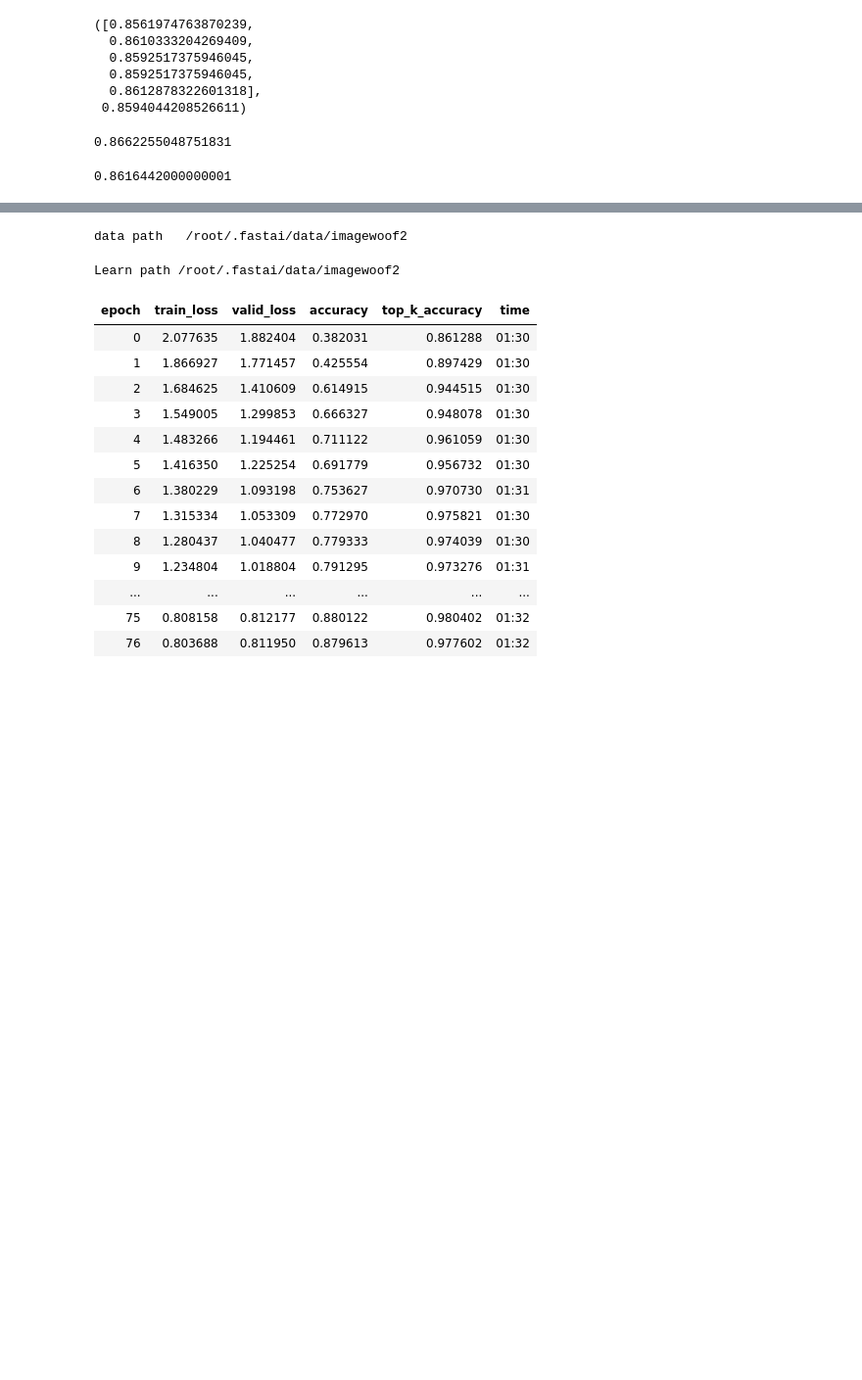
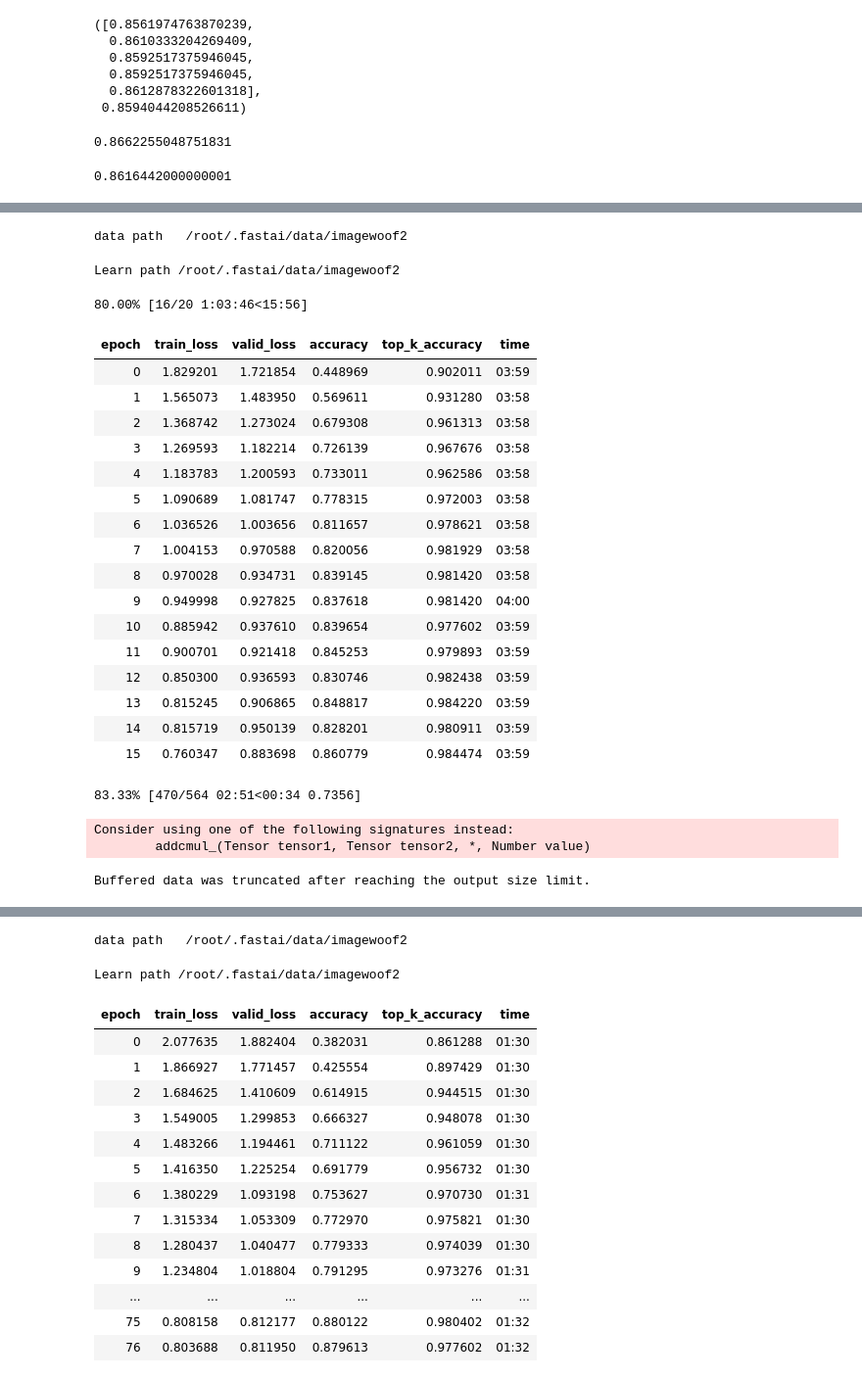
Before and after one commit to BoaEi/imagenette_experiments, a Jupyter notebook: Woof_ResNet_separable.ipynb, the cells around one changed output, grey strips where cells are left out. Shown at 98% size. Cells and saved outputs as stored; diff of their text form; code cells hidden in the pictures; blank space fills up the shorter version.

```diff
--- a/Woof_ResNet_separable.ipynb
+++ b/Woof_ResNet_separable.ipynb
@@ -78,7 +78,7 @@ class NewResBlock(Module):
 # %%
 model = Net(c_out=10, layers=[3,6,8,3], expansion=4)
 model.block = NewResBlock
-# model.conv_layer = NewLayer # for the stem
+model.conv_layer = NewLayer # for the stem
 pool = MaxBlurPool2d(3, True)
 model.pool = pool
 model.stem_pool = pool
@@ -143,6 +143,7 @@ res, '5 mean: {}'.format(sum(res)/5)
 # depthwise also for stem [3,32,64,64]
 for epochs in [5]*5:
     mixup=0 if epochs<=20 else 0.2
+    model.conv_layer = NewLayer # for the stem
     learn = get_learn(model=model, size=128, bs=16, mixup=mixup)
     learn.fit_fc(epochs, lr=4e-3, moms=(0.95,0.95), start_pct=0.72)
     res += [learn.recorder.metrics[-1][0].item()]
@@ -293,3 +294,12 @@ res = [0.861542, 0.859252, 0.859252, 0.863324, 0.864851]
 sum(res)/5
 # %% [output]
 0.8616442000000001
+# %%
+for epochs in [20]:
+    mixup=0 if epochs<=20 else 0.2
+    model.conv_layer = NewLayer # for the stem
+    learn = get_learn(model=model, size=128, bs=16, mixup=mixup)
+    learn.fit_fc(epochs, lr=4e-3, moms=(0.95,0.95), start_pct=0.72)
+    res += [learn.recorder.metrics[-1][0].item()]
+print([round(x, 6) for x in res], sum(res)/len(res))
+# %% [output]
@@ -295,0 +308,24 @@ sum(res)/5
+data path   /root/.fastai/data/imagewoof2
+Learn path /root/.fastai/data/imagewoof2
+80.00% [16/20 1:03:46<15:56]
+| epoch | train_loss | valid_loss | accuracy | top_k_accuracy | time |
+| 0 | 1.829201 | 1.721854 | 0.448969 | 0.902011 | 03:59 |
+| 1 | 1.565073 | 1.483950 | 0.569611 | 0.931280 | 03:58 |
+| 2 | 1.368742 | 1.273024 | 0.679308 | 0.961313 | 03:58 |
+| 3 | 1.269593 | 1.182214 | 0.726139 | 0.967676 | 03:58 |
+| 4 | 1.183783 | 1.200593 | 0.733011 | 0.962586 | 03:58 |
+| 5 | 1.090689 | 1.081747 | 0.778315 | 0.972003 | 03:58 |
+| 6 | 1.036526 | 1.003656 | 0.811657 | 0.978621 | 03:58 |
+| 7 | 1.004153 | 0.970588 | 0.820056 | 0.981929 | 03:58 |
+| 8 | 0.970028 | 0.934731 | 0.839145 | 0.981420 | 03:58 |
+| 9 | 0.949998 | 0.927825 | 0.837618 | 0.981420 | 04:00 |
+| 10 | 0.885942 | 0.937610 | 0.839654 | 0.977602 | 03:59 |
+| 11 | 0.900701 | 0.921418 | 0.845253 | 0.979893 | 03:59 |
+| 12 | 0.850300 | 0.936593 | 0.830746 | 0.982438 | 03:59 |
+| 13 | 0.815245 | 0.906865 | 0.848817 | 0.984220 | 03:59 |
+| 14 | 0.815719 | 0.950139 | 0.828201 | 0.980911 | 03:59 |
+| 15 | 0.760347 | 0.883698 | 0.860779 | 0.984474 | 03:59 |
+83.33% [470/564 02:51<00:34 0.7356]
+Consider using one of the following signatures instead:
+        addcmul_(Tensor tensor1, Tensor tensor2, *, Number value)
+Buffered data was truncated after reaching the output size limit.
```
Also changed, not shown: parts of 4 cells of this notebook.
